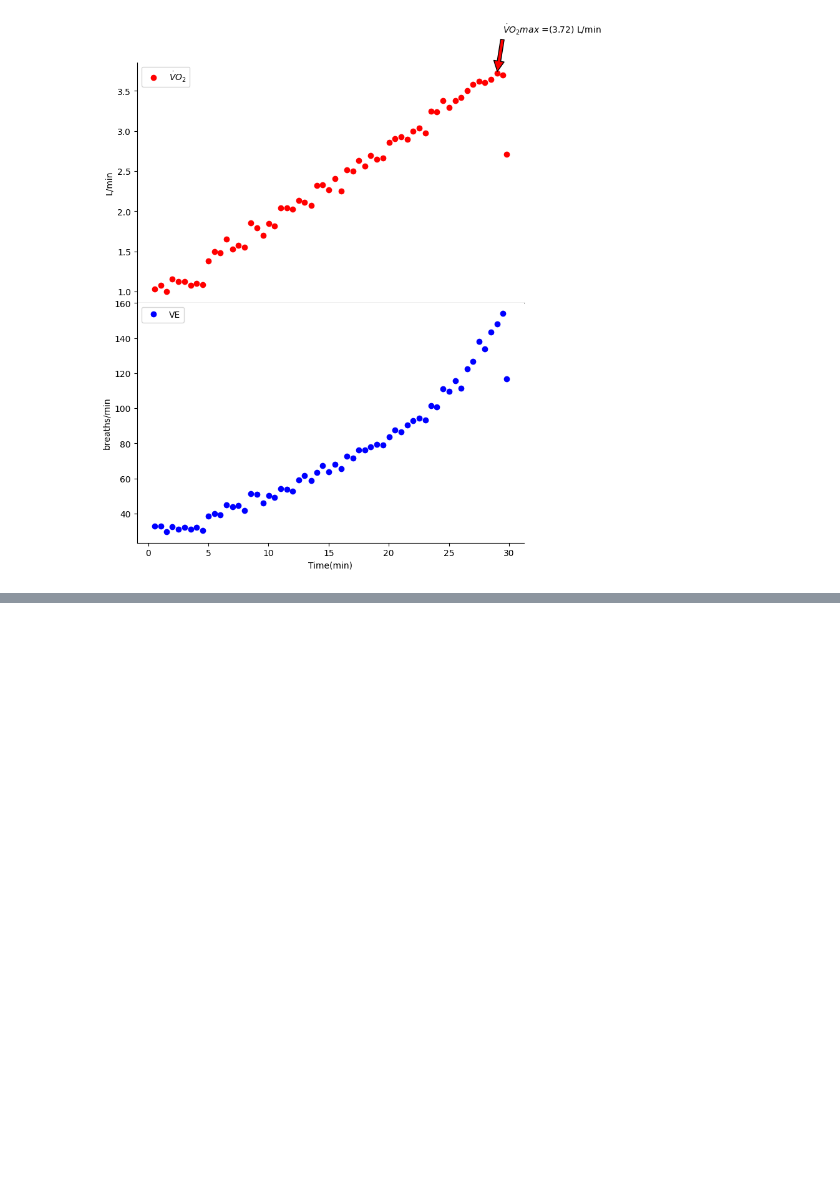
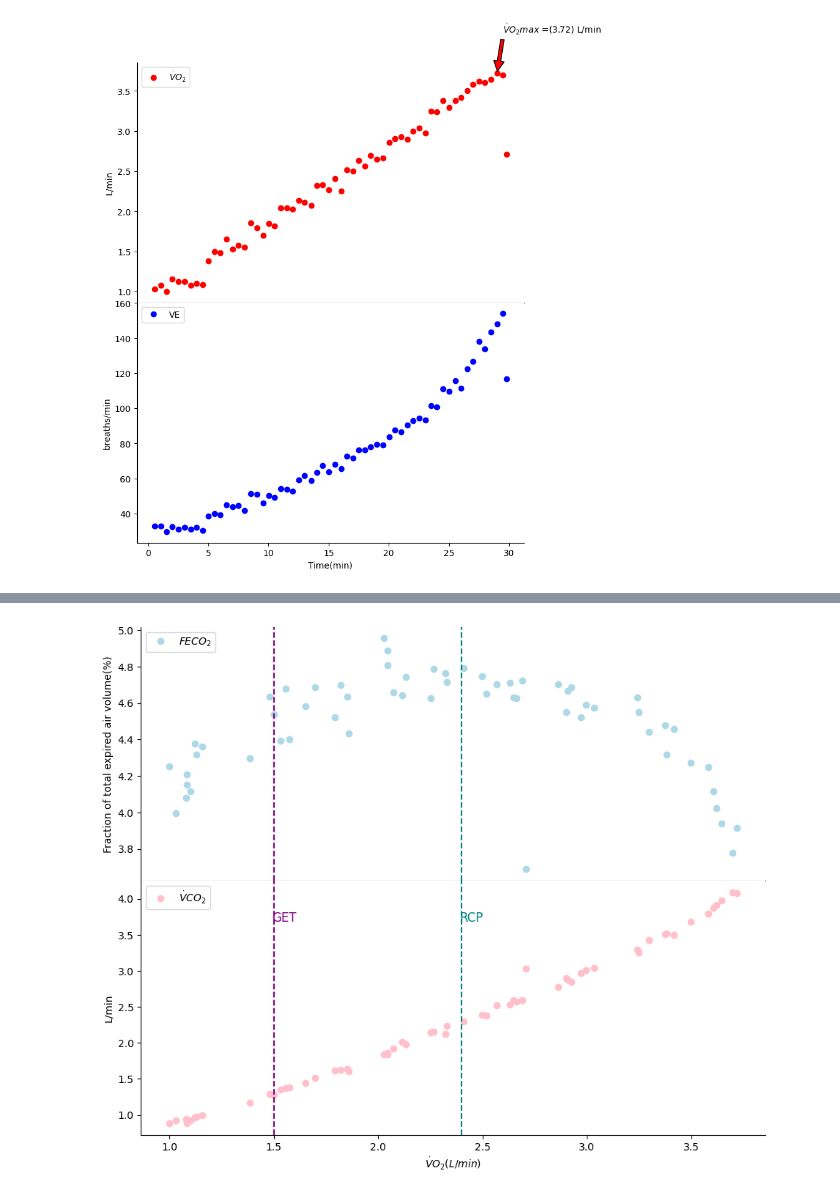
Before and after one commit to mahnoor-mc/KNES381, a Jupyter notebook: knes381-python.ipynb, the cells around one changed output, grey strips where cells are left out. Saved outputs shown, nothing was run; the diff lists cells and outputs as text; code cells hidden in the pictures; blank space fills up the shorter version.

```diff
--- a/knes381-python.ipynb
+++ b/knes381-python.ipynb
@@ -166,0 +94,57 @@ plt.show()
+# %%
+import numpy as np # linear algebra
+import pandas as pd # data processing, CSV file I/O (e.g. pd.read_csv)
+import matplotlib.pyplot as plt
+
+df = pd.read_csv('../input/knes381vo2/subject_1432.csv', header=[0], skiprows=[1,2,3])
+
+df = df.rename(columns={'VE/': 'VE/VO2','VE/.1': 'VE/VCO2'})
+
+#Define
+x = df['VO2']
+y = df['FECO2']
+y1 = df['VCO2']
+
+#Find VO2 max value
+ymax = max(y)
+
+# find the x position of the ymax value or where ymax occurs on the x axis
+xmax = x[y.argmax()]
+
+fig, ax = plt.subplots(2, 1, sharex=True, figsize=(11, 9))
+
+# this line seperates the two plots...
+fig.subplots_adjust(hspace=0)
+
+ax[0].plot(x, y, 'o', label=('$FECO_2$'), c='lightblue' )
+ax[0].spines[['right', 'top']].set_visible(False)
+ax[0].set(ylabel=('Fraction of total expired air volume(%)'))
+ax[0].legend(loc='upper left')
+
+# Second plot of values down from the top
+ax[1].plot(x, y1, 'o', label=('$\dot VCO_2$'), c='pink')
+ax[1].spines[['top', 'right']].set_visible(False)
+ax[1].set(ylabel=('L/min'))
+ax[1].set(xlabel=('$\dot VO_2(L/min)$'))
+ax[1].legend()
+
+# Add ventilatory thresholds (T1 and T2)
+T1_vo2_value = 1.49957454204559 # Value for T1 VO2
+T2_vo2_value = 2.39717984199524  # Value for T2 VO2
+
+# Draw lines representing the thresholds on both subplots
+ax[0].axvline(x=T1_vo2_value, color='purple', linestyle='--', label='T1')
+ax[0].axvline(x=T2_vo2_value, color= 'teal', linestyle='--', label='T2')
+ax[1].axvline(x=T1_vo2_value, color='purple', linestyle='--', label='T1')
+ax[1].axvline(x=T2_vo2_value, color='teal', linestyle='--', label='T2')
+
+# Add text for T1 and T2 lines
+ax[1].text(T1_vo2_value + 0.05, max(y1) * 0.9, 'GET', color='purple', fontsize=12, ha='center')
+ax[1].text(T2_vo2_value + 0.05, max(y1) * 0.9, 'RCP', color='teal', fontsize=12, ha='center')
+
+
+# save the figure before we show it... or it will be blank
+fig.savefig("FECO2-VCO2-VO2.png", dpi=300, bbox_inches = "tight")
+fig.show()
+# %% [output]
+[figure, added]
```
Also changed, not shown: parts of 2 cells of this notebook.
